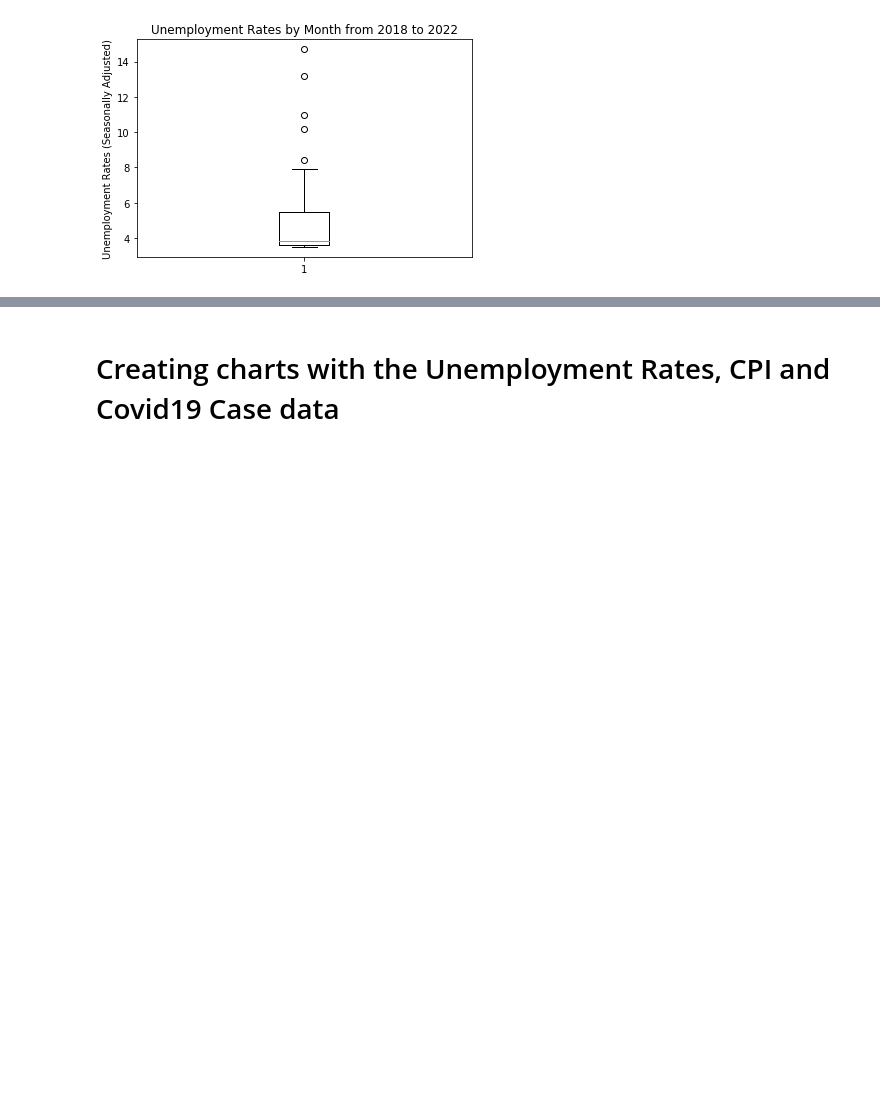
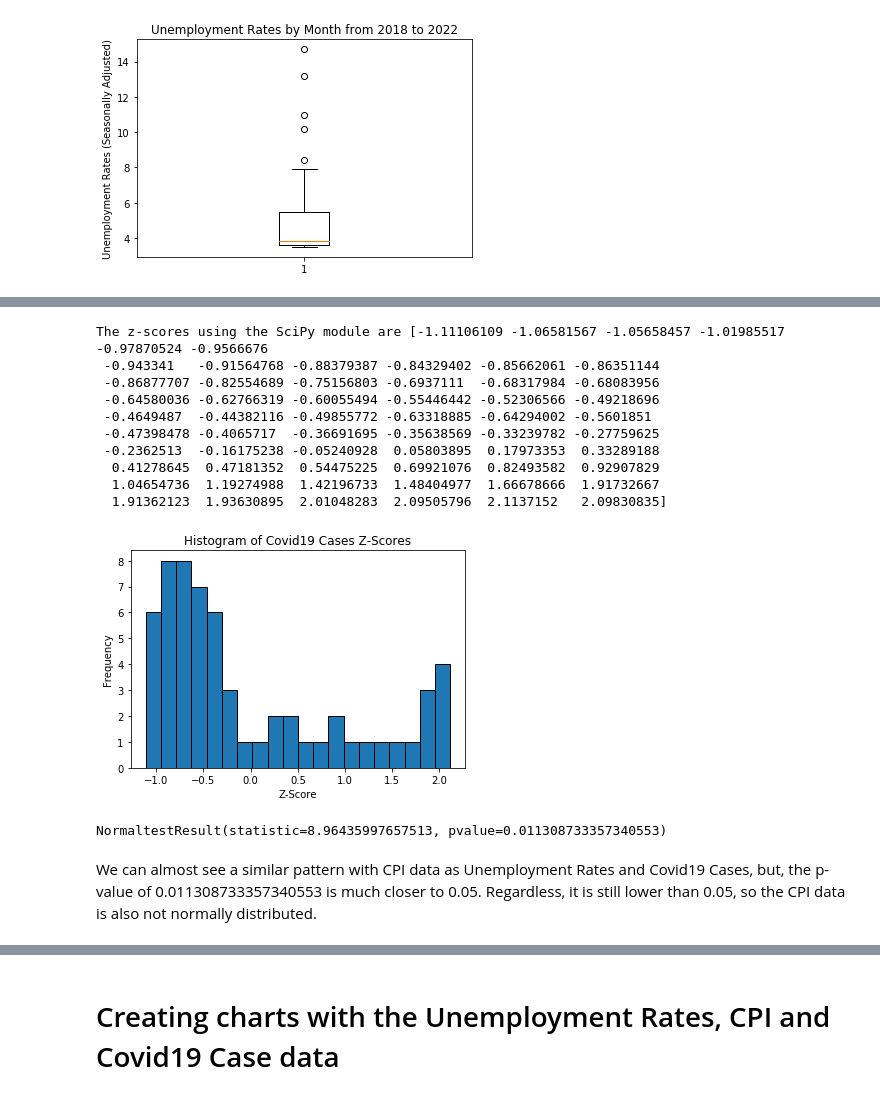
Before and after one commit to angelanarag/Project_1, a Jupyter notebook: code/Unemployment_Analysis_Angela.ipynb, the cells around one changed output, grey strips where cells are left out. Saved outputs shown, nothing was run; the diff lists cells and outputs as text; code cells hidden in the pictures; blank space fills up the shorter version.

```diff
--- a/code/Unemployment_Analysis_Angela.ipynb
+++ b/code/Unemployment_Analysis_Angela.ipynb
@@ -292,0 +416,29 @@ Values above 8.350000000000001 could be outliers.
+# %%
+# Demonstrate calculating the z-scores using SciPy
+z_scipy_cpi = st.zscore(merged_df['CPI'])
+print(f"The z-scores using the SciPy module are {z_scipy_cpi}")
+
+plt.hist(z_scipy_cpi, bins=20, edgecolor='black')
+plt.xlabel('Z-Score')
+plt.ylabel('Frequency')
+plt.title('Histogram of Covid19 Cases Z-Scores')
+plt.show()
+# %% [output]
+The z-scores using the SciPy module are [-1.11106109 -1.06581567 -1.05658457 -1.01985517 -0.97870524 -0.9566676
+ -0.943341   -0.91564768 -0.88379387 -0.84329402 -0.85662061 -0.86351144
+ -0.86877707 -0.82554689 -0.75156803 -0.6937111  -0.68317984 -0.68083956
+ -0.64580036 -0.62766319 -0.60055494 -0.55446442 -0.52306566 -0.49218696
+ -0.4649487  -0.44382116 -0.49855772 -0.63318885 -0.64294002 -0.5601851
+ -0.47398478 -0.4065717  -0.36691695 -0.35638569 -0.33239782 -0.27759625
+ -0.2362513  -0.16175238 -0.05240928  0.05803895  0.17973353  0.33289188
+  0.41278645  0.47181352  0.54475225  0.69921076  0.82493582  0.92907829
+  1.04654736  1.19274988  1.42196733  1.48404977  1.66678666  1.91732667
+  1.91362123  1.93630895  2.01048283  2.09505796  2.1137152   2.09830835]
+[figure, added]
+# %%
+# Run normalty test on the entire population of 60
+print(st.normaltest(merged_df['CPI'].sample(60)))
+# %% [output]
+NormaltestResult(statistic=8.96435997657513, pvalue=0.011308733357340553)
+# %% [markdown]
+We can almost see a similar pattern with CPI data as Unemployment Rates and Covid19 Cases, but, the p-value of 0.011308733357340553 is much closer to 0.05. Regardless, it is still lower than 0.05, so the CPI data is also not normally distributed.
```
Also changed, not shown: parts of 19 cells of this notebook.
